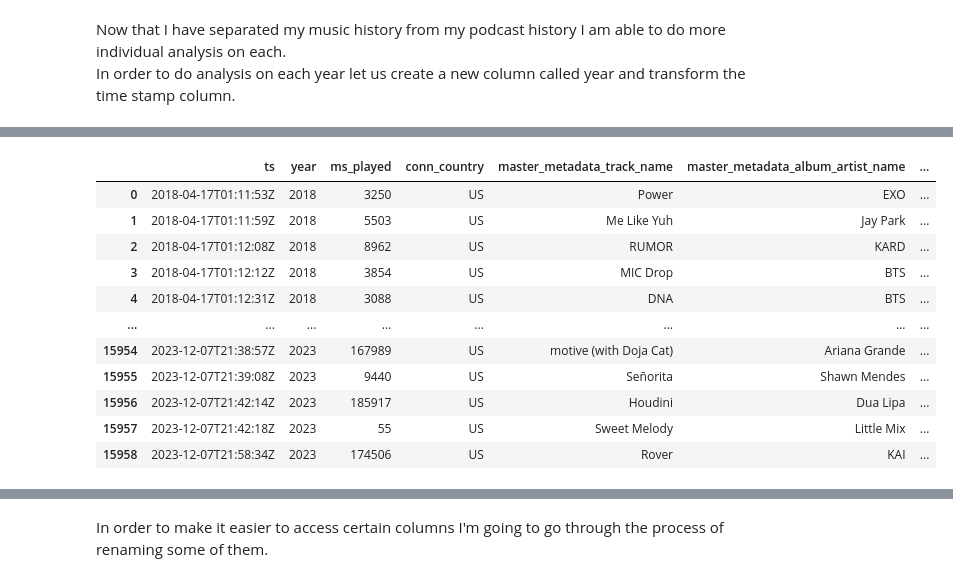
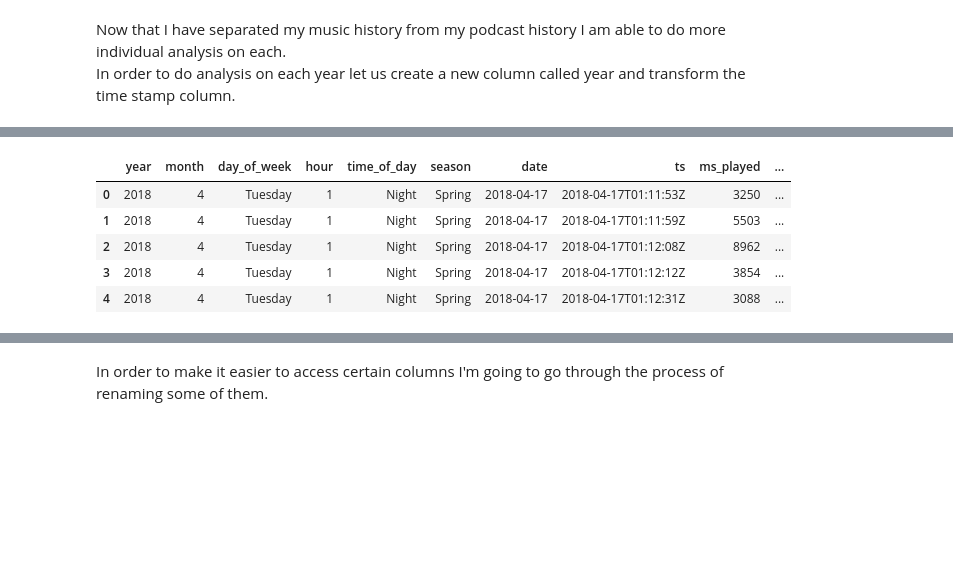
Before and after one commit to ssharmaSD/mySpotifyWrapped, a Jupyter notebook: Suhani's Wrapped.ipynb, the cells around one changed output, grey strips where cells are left out. Cells and saved outputs as stored; diff of their text form; code cells hidden in the pictures; blank space fills up the shorter version.

```diff
--- a/Suhani's Wrapped.ipynb
+++ b/Suhani's Wrapped.ipynb
@@ -596,7 +960,7 @@ yrs_2022_2023
 # %% [markdown]
 With all of these different data frames we can now combine them into one large data frame containing my entire listerning history on Spotify.
 # %%
-all_years_ls = [yrs_2018_2020, yrs_2020_2021, yrs_2020_2021, yrs_2021_2022, yrs_2022_2023]
+all_years_ls = [yrs_2018_2020, yrs_2020_2021, yrs_2021_2022, yrs_2022_2023]
 full_history = pd.concat(all_years_ls)
 full_history
 # %% [output]
@@ -761,23 +1151,58 @@ all_music
 Now that I have separated my music history from my podcast history I am able to do more individual analysis on each. <br>
 In order to do analysis on each year let us create a new column called year and transform the time stamp column.
 # %%
-#First I'm going to confirm the data type of the timestamp column
-print(type(all_music['ts'].iloc[0]))
-#The data type is a string therefore my function can be adjusted accordingly
-def timestamp_to_year(ts):
-    #all the time stamps are in the following format: YYYY-MM-DDTHH:MM:SSZ
-    #the first half of the stamp is the date and the second half is the time
-    #so first we can split this string on the character 'T'
-    split_stamp = ts.split('T')
-    #we know the date is the first item in the split_stamp list so i can pull that out
-    date = split_stamp[0]
-    #now we split this string on the dashes
-    split_date = date.split('-')
-    #I'm going to typecast to an int for consistency
-    return int(split_date[0])
-year_column = all_music['ts'].apply(timestamp_to_year)
-all_music = all_music.assign(year = year_column)
-front_column = all_music.pop('year')
-all_music.insert(1, 'year', front_column)
-all_music
+# Convert timestamps to proper datetime objects and extract time-based features
+def process_timestamps(df):
+    """Process timestamp column to extract various time-based features"""
+    # Convert to datetime
+    df['datetime'] = pd.to_datetime(df['ts'])
+
+    # Extract time-based features
+    df['year'] = df['datetime'].dt.year
+    df['month'] = df['datetime'].dt.month
+    df['day_of_week'] = df['datetime'].dt.day_name()
+    df['hour'] = df['datetime'].dt.hour
+    df['date'] = df['datetime'].dt.date
+
+    # Create time of day categories
+    def categorize_time_of_day(hour):
+        if 6 <= hour < 12:
+            return 'Morning'
+        elif 12 <= hour < 17:
+            return 'Afternoon'
+        elif 17 <= hour < 22:
+            return 'Evening'
+        else:
+            return 'Night'
+
+    df['time_of_day'] = df['hour'].apply(categorize_time_of_day)
+
+    # Create season based on month
+    def get_season(month):
+        if month in [12, 1, 2]:
+            return 'Winter'
+        elif month in [3, 4, 5]:
+            return 'Spring'
+        elif month in [6, 7, 8]:
+            return 'Summer'
+        else:
+            return 'Fall'
+
+    df['season'] = df['month'].apply(get_season)
+
+    return df
+
+# Process timestamps for all_music
+all_music = process_timestamps(all_music)
+
+# Reorder columns to put time features at the front
+time_columns = ['year', 'month', 'day_of_week', 'hour', 'time_of_day', 'season', 'date']
+other_columns = [col for col in all_music.columns if col not in time_columns and col != 'datetime']
+all_music = all_music[time_columns + other_columns]
+
+print("Timestamp processing complete. Added time-based features:")
+print(f"- Years: {sorted(all_music['year'].unique())}")
+print(f"- Time of day categories: {sorted(all_music['time_of_day'].unique())}")
+print(f"- Seasons: {sorted(all_music['season'].unique())}")
+all_music.head()
 # %% [output]
@@ -785,12 +1213,6 @@ all_music
-|  | ts | year | ms_played | conn_country | master_metadata_track_name | master_metadata_album_artist_name | ... |
-| 0 | 2018-04-17T01:11:53Z | 2018 | 3250 | US | Power | EXO | ... |
-| 1 | 2018-04-17T01:11:59Z | 2018 | 5503 | US | Me Like Yuh | Jay Park | ... |
-| 2 | 2018-04-17T01:12:08Z | 2018 | 8962 | US | RUMOR | KARD | ... |
-| 3 | 2018-04-17T01:12:12Z | 2018 | 3854 | US | MIC Drop | BTS | ... |
-| 4 | 2018-04-17T01:12:31Z | 2018 | 3088 | US | DNA | BTS | ... |
-| ... | ... | ... | ... | ... | ... | ... | ... |
-| 15954 | 2023-12-07T21:38:57Z | 2023 | 167989 | US | motive (with Doja Cat) | Ariana Grande | ... |
-| 15955 | 2023-12-07T21:39:08Z | 2023 | 9440 | US | Señorita | Shawn Mendes | ... |
-| 15956 | 2023-12-07T21:42:14Z | 2023 | 185917 | US | Houdini | Dua Lipa | ... |
-| 15957 | 2023-12-07T21:42:18Z | 2023 | 55 | US | Sweet Melody | Little Mix | ... |
-| 15958 | 2023-12-07T21:58:34Z | 2023 | 174506 | US | Rover | KAI | ... |
+|  | year | month | day_of_week | hour | time_of_day | season | date | ts | ms_played | ... |
+| 0 | 2018 | 4 | Tuesday | 1 | Night | Spring | 2018-04-17 | 2018-04-17T01:11:53Z | 3250 | ... |
+| 1 | 2018 | 4 | Tuesday | 1 | Night | Spring | 2018-04-17 | 2018-04-17T01:11:59Z | 5503 | ... |
+| 2 | 2018 | 4 | Tuesday | 1 | Night | Spring | 2018-04-17 | 2018-04-17T01:12:08Z | 8962 | ... |
+| 3 | 2018 | 4 | Tuesday | 1 | Night | Spring | 2018-04-17 | 2018-04-17T01:12:12Z | 3854 | ... |
+| 4 | 2018 | 4 | Tuesday | 1 | Night | Spring | 2018-04-17 | 2018-04-17T01:12:31Z | 3088 | ... |
```
Also changed, not shown: parts of 63 cells of this notebook, 12 other files.
